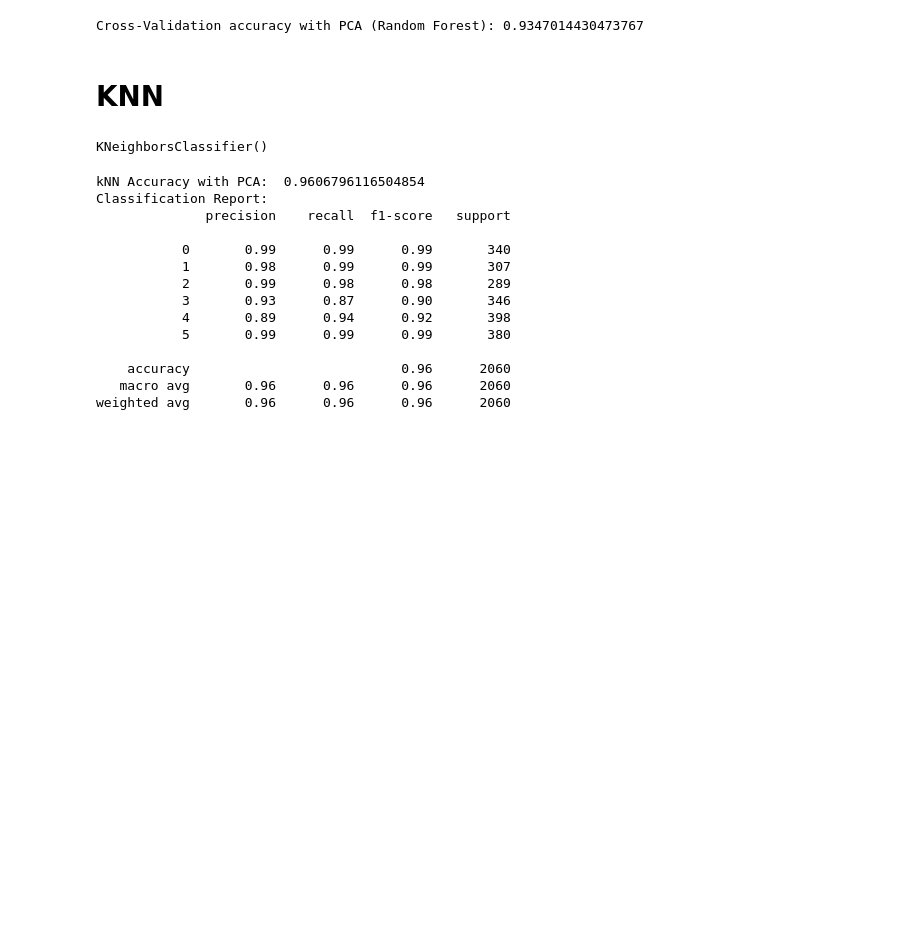
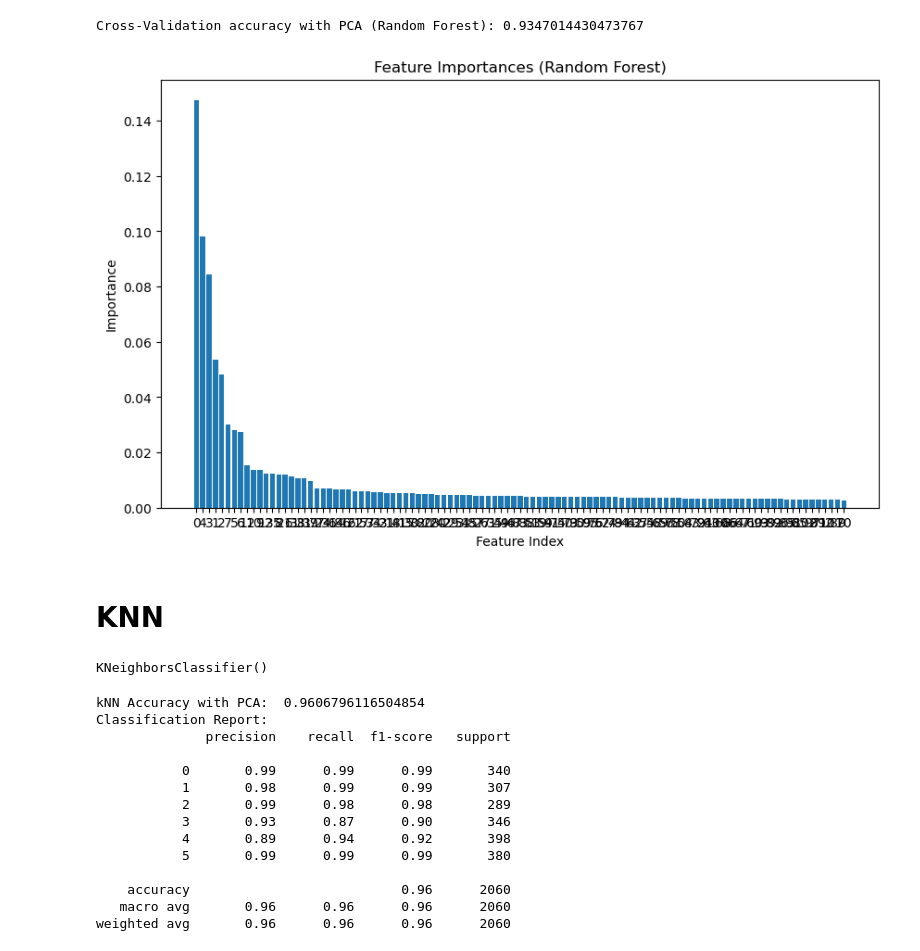
Before and after one commit to Cathal-McHale/Gesture_UI_Project1, a Jupyter notebook: gesture_ui_project.ipynb, the cells around one changed output. Drawn from its saved outputs; the diff is of its cells as text; code cells hidden in the pictures; blank space fills up the shorter version.

Commit message:
added feature importance

```diff
--- a/gesture_ui_project.ipynb
+++ b/gesture_ui_project.ipynb
@@ -231,6 +237,19 @@ cv_scores_rf = cross_val_score(rf_model, X_train_pca, y_train, cv=5)
 print("Cross-Validation accuracy with PCA (Random Forest):", np.mean(cv_scores_rf))
 # %% [output]
 Cross-Validation accuracy with PCA (Random Forest): 0.9347014430473767
+# %%
+# Feature Importance
+importances = rf_model.feature_importances_
+indices = np.argsort(importances)[::-1]
+plt.figure(figsize=(10, 6))
+plt.title("Feature Importances (Random Forest)")
+plt.bar(range(X_train_pca.shape[1]), importances[indices], align="center")
+plt.xticks(range(X_train_pca.shape[1]), indices)
+plt.xlabel("Feature Index")
+plt.ylabel("Importance")
+plt.show()
+# %% [output]
+[figure, added]
 # %% [markdown]
 # KNN
 # %%
```
Also changed, not shown: parts of 14 cells of this notebook.
